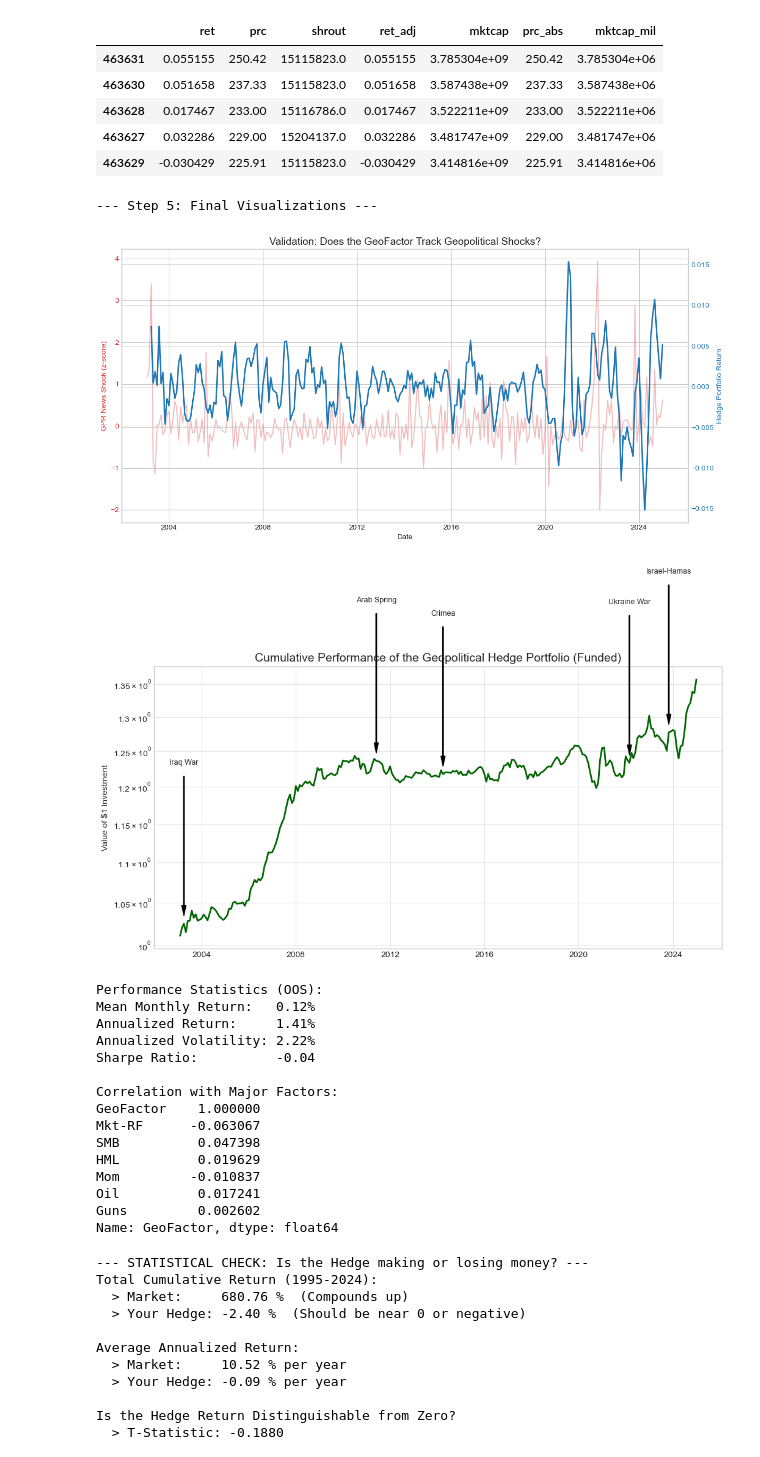
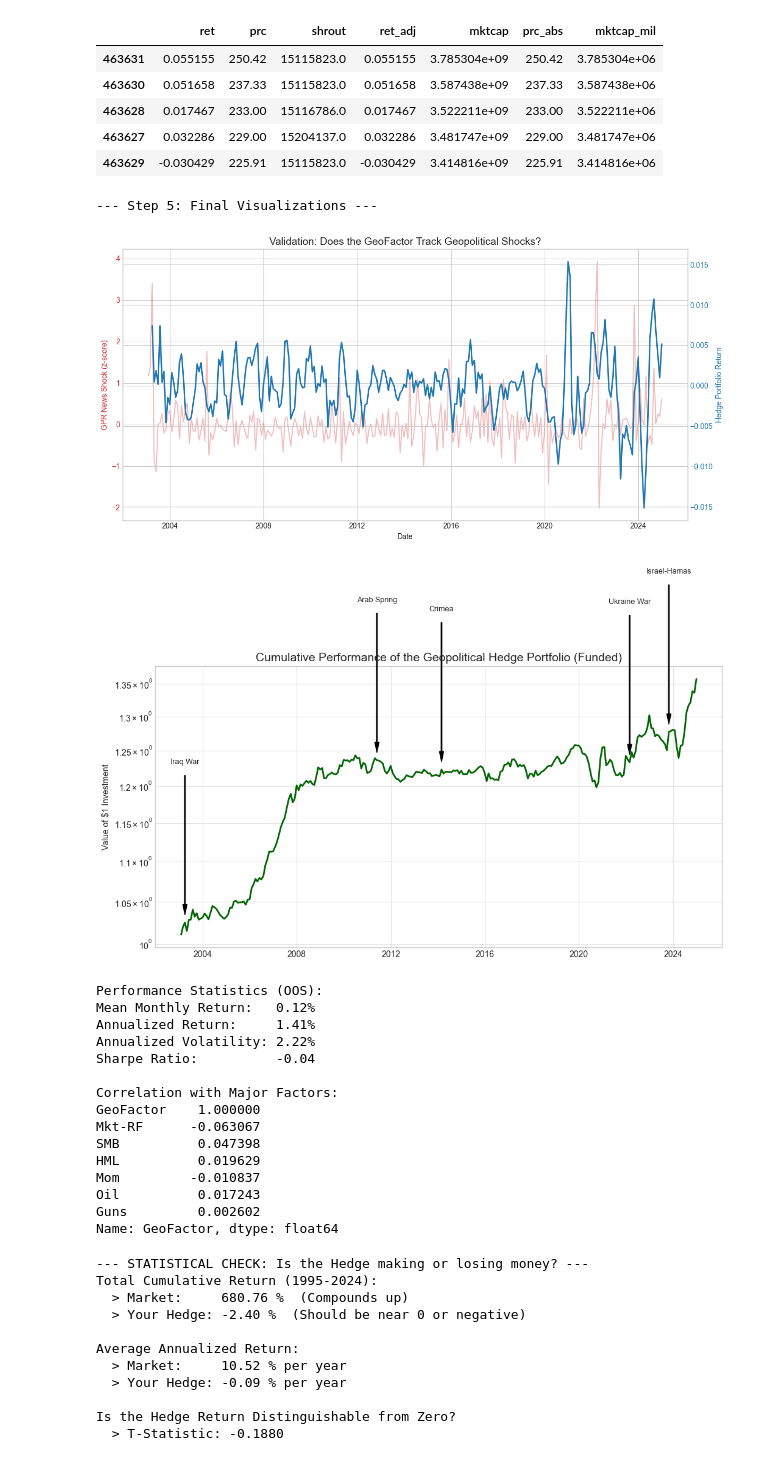
Before and after one commit to siddharthyashkukreja-cloud/Hedging_GeoPolRisk, a Jupyter notebook: researchProject.ipynb, the cells around one changed output. Saved outputs shown, nothing was run; the diff lists cells and outputs as text; code cells hidden in the pictures.

```diff
--- a/researchProject.ipynb
+++ b/researchProject.ipynb
@@ -7,10 +7,10 @@ import pandas as pd
 # 1. Define the filename (make sure you renamed it!)
 
 #samuel
-file_path = r"C:\Users\20202917\Downloads\nv1fehuuii7o8hjb.csv"
+#file_path = r"C:\Users\20202917\Downloads\nv1fehuuii7o8hjb.csv"
 
 #sid
-#file_path = "/Users/siddharth/Downloads/crsp_stock_returns_1985_2024.csv" # Or the new name if you renamed it
+file_path = "/Users/siddharth/Downloads/crsp_stock_returns_1985_2024.csv" # Or the new name if you renamed it
 
 # 2. Read only the first 5 rows to see the columns
 df_preview = pd.read_csv(file_path, nrows=5)
@@ -1753,40 +1780,40 @@ events = {
     pd.Timestamp('2001-09-30'): '9/11',
     pd.Timestamp('2003-03-31'): 'Iraq War',
     pd.Timestamp('2011-05-31'): 'Arab Spring',
-    pd.Timestamp('2014-03-31'): 'Crimea',
+    pd.Timestamp('2014-02-27'): 'Crimea',
     pd.Timestamp('2022-02-28'): 'Ukraine War',
     pd.Timestamp('2023-10-31'): 'Israel-Hamas'
 }
 
 # Add annotations dynamically
 y_min, y_max = cumulative_ret.min(), cumulative_ret.max()
 for date, label in events.items():
     # Find the closest date in our data
     if date >= df_val['date'].min() and date <= df_val['date'].max():
         closest_date = df_val.loc[df_val['date'] >= date, 'date'].min()
         val = cumulative_ret.loc[df_val['date'] == closest_date].values[0]
 
         plt.annotate(label, xy=(closest_date, val), xytext=(closest_date, val * 1.2),
                      arrowprops=dict(facecolor='black', shrink=0.05, width=1, headwidth=5),
                      fontsize=9, ha='center')
 
 plt.show()
 
 # --- Statistics Table for Report ---
 print("Performance Statistics (OOS):")
 print(f"Mean Monthly Return:   {df_val['Hedge_Total_Return'].mean()*100:.2f}%")
 print(f"Annualized Return:     {df_val['Hedge_Total_Return'].mean()*12*100:.2f}%")
 print(f"Annualized Volatility: {df_val['Hedge_Total_Return'].std()*np.sqrt(12)*100:.2f}%")
 sharpe = (df_val['Hedge_Total_Return'].mean() - df_val['RF'].mean()) / df_val['Hedge_Total_Return'].std() * np.sqrt(12)
 print(f"Sharpe Ratio:          {sharpe:.2f}")
 
 # Correlation Matrix to show independence
 print("\nCorrelation with Major Factors:")
 print(df_val[['GeoFactor', 'Mkt-RF', 'SMB', 'HML', 'Mom', 'Oil', 'Guns']].corr()['GeoFactor'])
 # %% [output]
 --- Step 5: Final Visualizations ---
 [figure]
-[figure, old version]
+[figure, new version]
 Performance Statistics (OOS):
 Mean Monthly Return:   0.12%
 Annualized Return:     1.41%
@@ -1799,7 +1826,7 @@ Mkt-RF      -0.063067
 SMB          0.047398
 HML          0.019629
 Mom         -0.010837
-Oil          0.017241
+Oil          0.017243
 Guns         0.002602
 Name: GeoFactor, dtype: float64
 # %%
```
Also changed, not shown: parts of 11 cells of this notebook, 1 other file.
